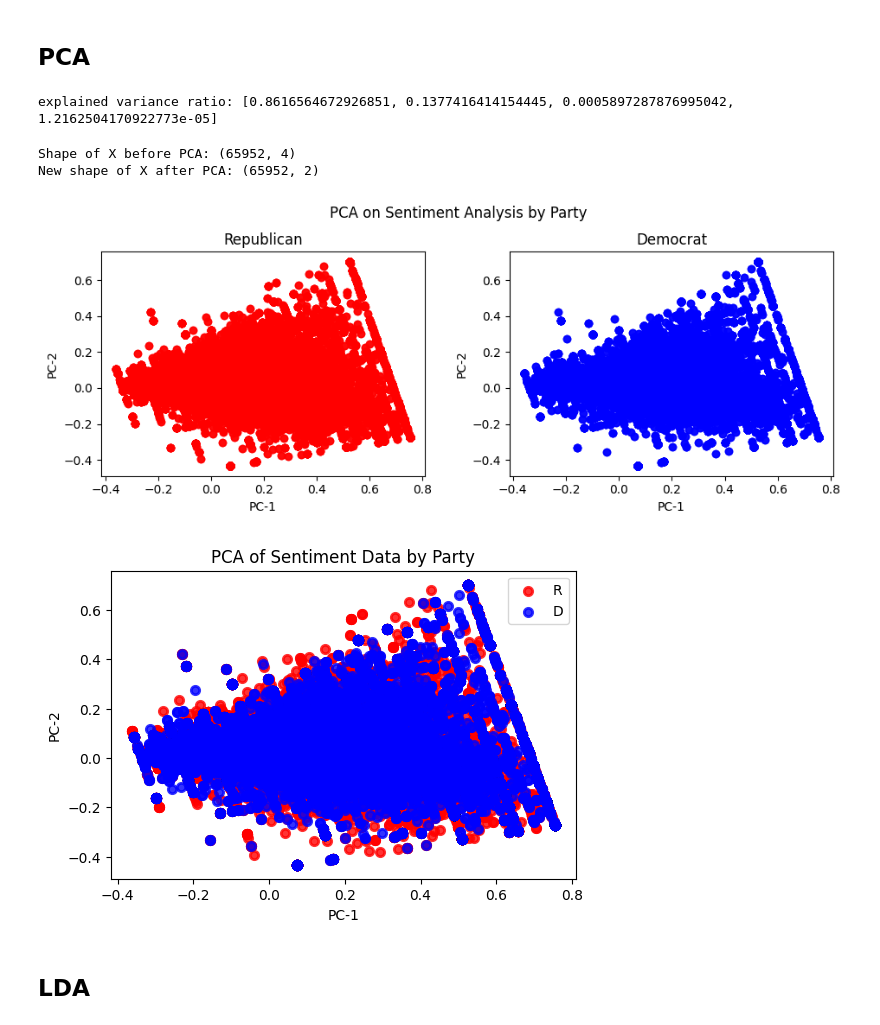
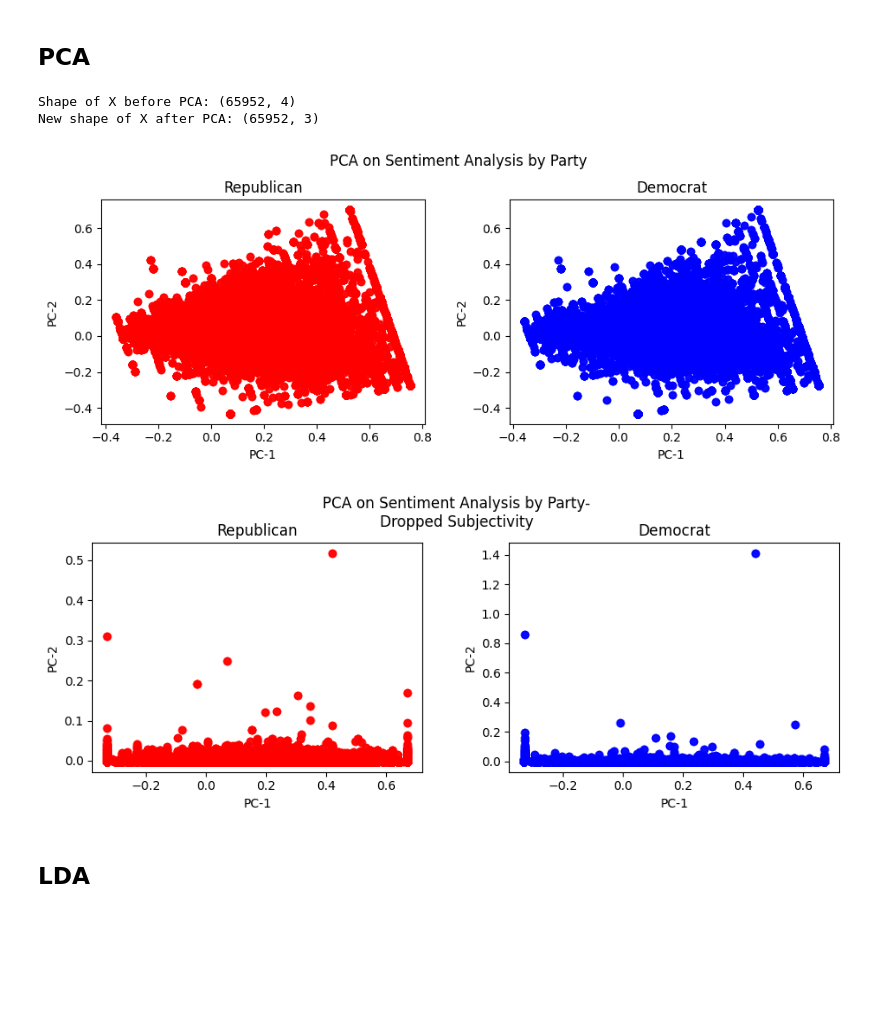
Before and after one commit to DevinPatel1/twitter-political-party-classifier, a Jupyter notebook: dimension_reduction.ipynb, the cells around one changed output. Saved outputs shown, nothing was run; the diff lists cells and outputs as text; code cells hidden in the pictures; blank space fills up the shorter version.

Commit message:
Added plots for dropped subjectivity and polarity

```diff
--- a/dimension_reduction.ipynb
+++ b/dimension_reduction.ipynb
@@ -28,7 +28,7 @@ from sklearn.preprocessing import MinMaxScaler          # Normalizing data point
 # Paths and Constants
 twitter_data_path = r"Data/TweetData.pkl"
 RANDOM_STATE = 12
-KEPT_FEATURES = 2
+KEPT_FEATURES = 3
 NORM_RANGE = (0, 1)
 # %%
 # Exports pyplot figure
@@ -64,6 +64,12 @@ scaler_model.fit(X_df)
 X = scaler_model.transform(X_df)
 X_df = pd.DataFrame(X, columns=feature_labels)
 
+X_subject_df = pd.concat([X_df['Likes'], X_df['Retweets'], X_df['Subjectivity']], axis=1)
+X_polar_df = pd.concat([X_df['Likes'], X_df['Retweets'], X_df['Polarity']], axis=1)
+
+X_subject = X_subject_df.to_numpy()
+X_polar = X_polar_df.to_numpy()
+
 # Data is ready
 print(f"\nShape of main dataframe: {X_df.shape}")
 # %% [output]
@@ -115,13 +121,15 @@ plt.show()
 # @bookmark PCA
 
 # Run PCA on all features to get explained variance of all features
-pca = PCA(n_components=len(feature_labels), random_state=RANDOM_STATE)
-pca.fit_transform(X)
+PCA_KEPT_COMPONENTS = 3 # Max 4
 
-ev = list(pca.explained_variance_ratio_)
-print(f"explained variance ratio: {ev}")
+# Polarity removed
+pca_subject = PCA(n_components=PCA_KEPT_COMPONENTS, random_state=RANDOM_STATE)
+X_r_subject = pca_subject.fit_transform(X_subject)
+
+# Subjectivity removed
+pca_polar = PCA(n_components=PCA_KEPT_COMPONENTS, random_state=RANDOM_STATE)
+X_r_polar = pca_polar.fit_transform(X_polar)
-# %% [output]
-explained variance ratio: [0.8616564672926851, 0.1377416414154445, 0.0005897287876995042, 1.2162504170922773e-05]
 # %%
 # PCA analysis
 PCA_KEPT_COMPONENTS = KEPT_FEATURES # Max 4
@@ -132,57 +140,64 @@ print(f"Shape of X before PCA: {X.shape}")
 print(f"New shape of X after PCA: {X_r.shape}")
 
 # Plot separate parties
-def plot_separate_PCA_features(feature1, feature2, title="Default Title", outfile="outfile.png"):
+def plot_separate_PCA_features(X, y, feature1, feature2, title="Default Title", outfile="outfile.png"):
     fig, ax = plt.subplots(1, 2, figsize=(10,4))
     fig.tight_layout(pad=4.0)
     plt.suptitle(title)
     ax[0].set_title("Republican")
     ax[1].set_title("Democrat")
     ax[0].set_xlabel("PC-1")
     ax[0].set_ylabel("PC-2")
     ax[1].set_xlabel("PC-1")
     ax[1].set_ylabel("PC-2")
     party_colors = ['r', 'b']
     lw = 1
 
     for color, party, target_name in zip(party_colors, [i for i in range(len(party_gth_labels))], party_gth_labels):
-        ax[0].scatter(X_r[party_gth_df['Party']==0, feature1], # X-axis
-                    X_r[party_gth_df['Party']==0, feature2], # Y-axis
+        ax[0].scatter(X[y==0, feature1], # X-axis
+                    X[y==0, feature2], # Y-axis
                     color=party_colors[0], alpha=.8, lw=lw, label=target_name)
-        ax[1].scatter(X_r[party_gth_df['Party']==1, feature1], # X-axis
-                    X_r[party_gth_df['Party']==1, feature2], # Y-axis
+        ax[1].scatter(X[y==1, feature1], # X-axis
+                    X[y==1, feature2], # Y-axis
                     color=party_colors[1], alpha=.8, lw=lw, label=target_name)
 
     exportFig(outfile)
 
     plt.show()
 
 # Plot two PC's with separate Party affiliation
-plot_separate_PCA_features(0, 1, title="PCA on Sentiment Analysis by Party", outfile=r"PCA-separate.png")
+plot_separate_PCA_features(X_r, party_gth_df['Party'], 0, 1, title="PCA on Sentiment Analysis by Party", outfile=r"PCA-separate.png")
+plot_separate_PCA_features(X_r_subject, party_gth_df['Party'], 0, 1, title="PCA on Sentiment Analysis by Party-\nDropped Subjectivity", outfile=r"PCA-Subject-separate.png")
+plot_separate_PCA_features(X_r_polar, party_gth_df['Party'], 0, 1, title="PCA on Sentiment Analysis by Party-\nDropped Polarity", outfile=r"PCA-Polar-separate.png")
 
 
 
 # Plot two PC's overlayed with Party affiliation
-plt.figure(figsize=(6,4))
-plt.title("PCA of Sentiment Data by Party")
-plt.xlabel("PC-1")
-plt.ylabel("PC-2")
-party_colors = ['r', 'b']
-lw = 2
+def plot_overlayed_PCA_features(X, y, feature1, feature2, title="Default Title", outfile="outfile.png"):
+    plt.figure(figsize=(6,4))
+    plt.title(title)
+    plt.xlabel("PC-1")
+    plt.ylabel("PC-2")
+    party_colors = ['r', 'b']
+    lw = 2
 
-for color, party, target_name in zip(party_colors, [i for i in range(len(party_gth_labels))], party_gth_labels):
-    plt.scatter(X_r[party_gth_df['Party']==party,0], # X-axis
-                  X_r[party_gth_df['Party']==party,1], # Y-axis
-                  color=color, alpha=.8, lw=lw, label=target_name)
-plt.legend(loc='best', shadow=False, scatterpoints=1)
+    for color, party, target_name in zip(party_colors, [i for i in range(len(party_gth_labels))], party_gth_labels):
+        plt.scatter(X[y==party,feature1], # X-axis
+                    X[y==party,feature2], # Y-axis
+                    color=color, alpha=.8, lw=lw, label=target_name)
+    plt.legend(loc='best', shadow=False, scatterpoints=1)
 
-exportFig(r"PCA-overlayed.png")
-plt.show()
+    exportFig(outfile)
+    plt.show()
+
+plot_overlayed_PCA_features(X_r, party_gth_df['Party'], 0, 1, title="PCA of Sentiment Data by Party", outfile=r"PCA-overlayed.png")
+plot_overlayed_PCA_features(X_r_subject, party_gth_df['Party'], 0, 1, title="PCA of Sentiment Data by Party-\nDropped Subjectivity", outfile=r"PCA-Subject-overlayed.png")
+plot_overlayed_PCA_features(X_r_polar, party_gth_df['Party'], 0, 1, title="PCA of Sentiment Data by Party-\nDropped Polarity", outfile=r"PCA-Polar-overlayed.png")
 # %% [output]
 Shape of X before PCA: (65952, 4)
-New shape of X after PCA: (65952, 2)
+New shape of X after PCA: (65952, 3)
 [figure]
-[figure, old version]
+[figure, new version]
 # %% [markdown]
 ## LDA
 # %%
```
Also changed, not shown: 4 other files.
